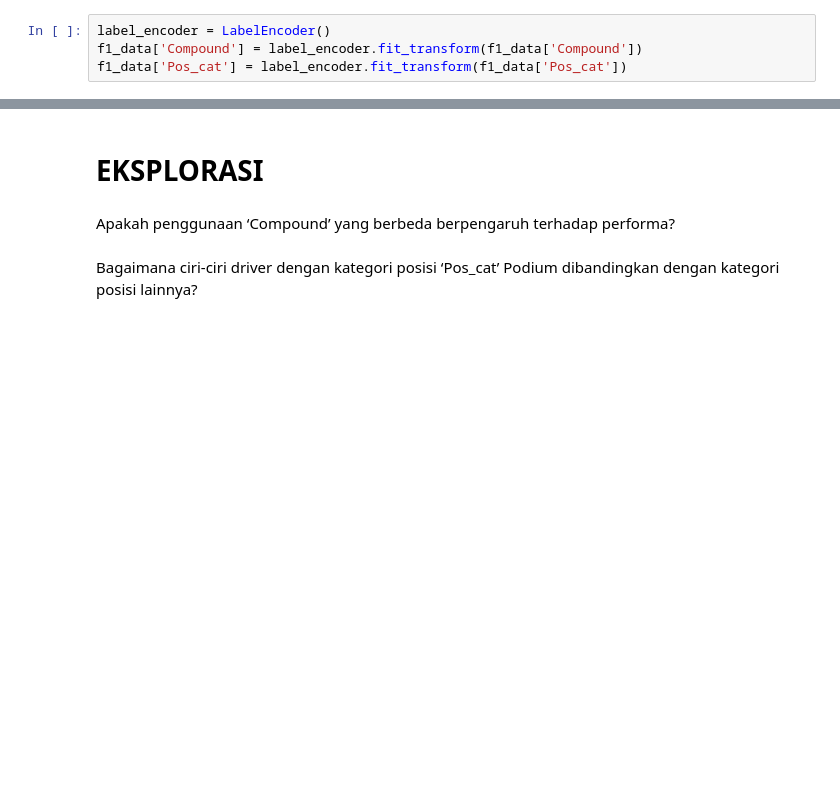
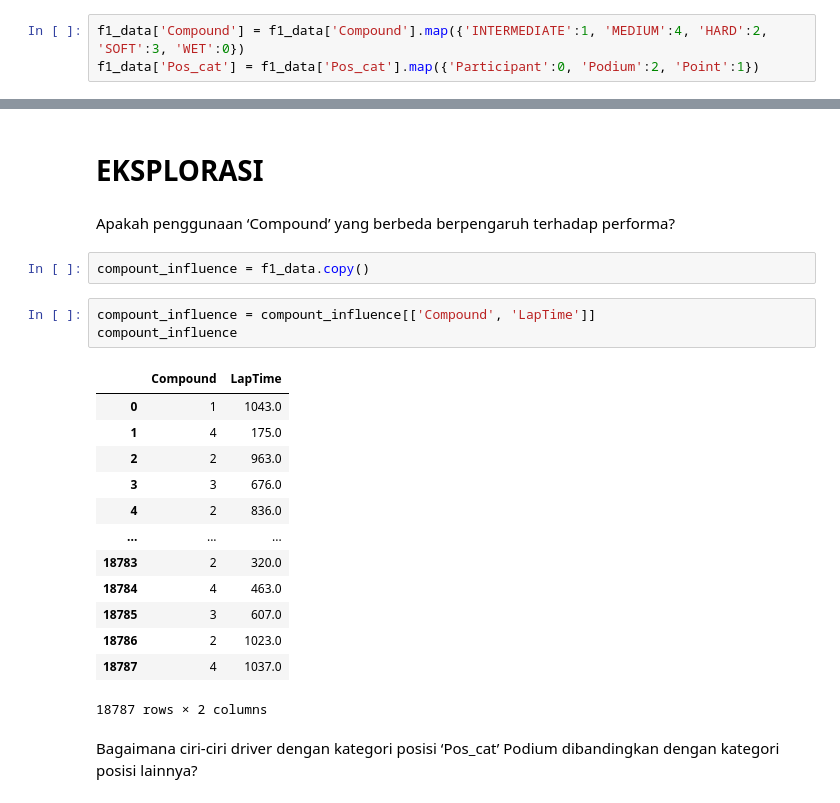
Before and after one commit to F1-biasa-aja/F1-kasdd, a Jupyter notebook: F1 Biasa Aja.ipynb, the cells around one changed output, grey strips where cells are left out. Drawn from its saved outputs; the diff is of its cells as text; blank space fills up the shorter version.

```diff
--- a/F1 Biasa Aja.ipynb
+++ b/F1 Biasa Aja.ipynb
@@ -284,10 +284,9 @@ LapTime : 14761 ['0 days 00:01:40.943000' '0 days 00:01:48.067000'
 
 
 Pos_cat : 3 ['Participant' 'Podium' 'Point']
-# %%
-label_encoder = LabelEncoder()
-f1_data['Compound'] = label_encoder.fit_transform(f1_data['Compound'])
-f1_data['Pos_cat'] = label_encoder.fit_transform(f1_data['Pos_cat'])
+# %%
+f1_data['Compound'] = f1_data['Compound'].map({'INTERMEDIATE':1, 'MEDIUM':4, 'HARD':2, 'SOFT':3, 'WET':0})
+f1_data['Pos_cat'] = f1_data['Pos_cat'].map({'Participant':0, 'Podium':2, 'Point':1})
 # %%
 def zero_days_remover (duration):
     return duration.replace('0 days ', '')
@@ -360,6 +359,25 @@ memory usage: 3.4 MB
 # **EKSPLORASI**
 # %% [markdown]
 Apakah penggunaan ‘Compound’ yang berbeda berpengaruh terhadap performa?
+# %%
+compount_influence = f1_data.copy()
+# %%
+compount_influence = compount_influence[['Compound', 'LapTime']]
+compount_influence
+# %% [output]
+|  | Compound | LapTime |
+| 0 | 1 | 1043.0 |
+| 1 | 4 | 175.0 |
+| 2 | 2 | 963.0 |
+| 3 | 3 | 676.0 |
+| 4 | 2 | 836.0 |
+| ... | ... | ... |
+| 18783 | 2 | 320.0 |
+| 18784 | 4 | 463.0 |
+| 18785 | 3 | 607.0 |
+| 18786 | 2 | 1023.0 |
+| 18787 | 4 | 1037.0 |
+18787 rows × 2 columns
 # %% [markdown]
 Bagaimana ciri-ciri driver dengan kategori posisi ‘Pos_cat’ Podium dibandingkan dengan kategori posisi lainnya?
 # %% [markdown]
```
Also changed, not shown: parts of 1 cell of this notebook.
